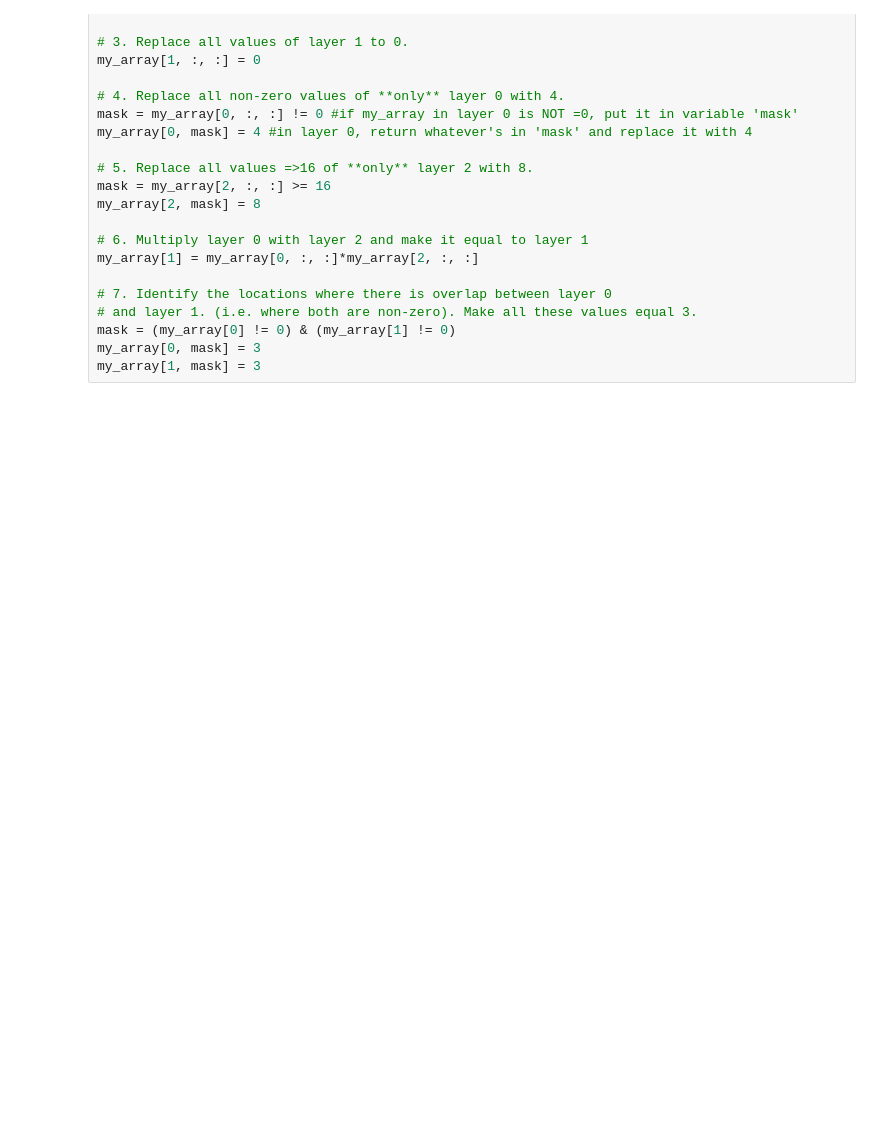
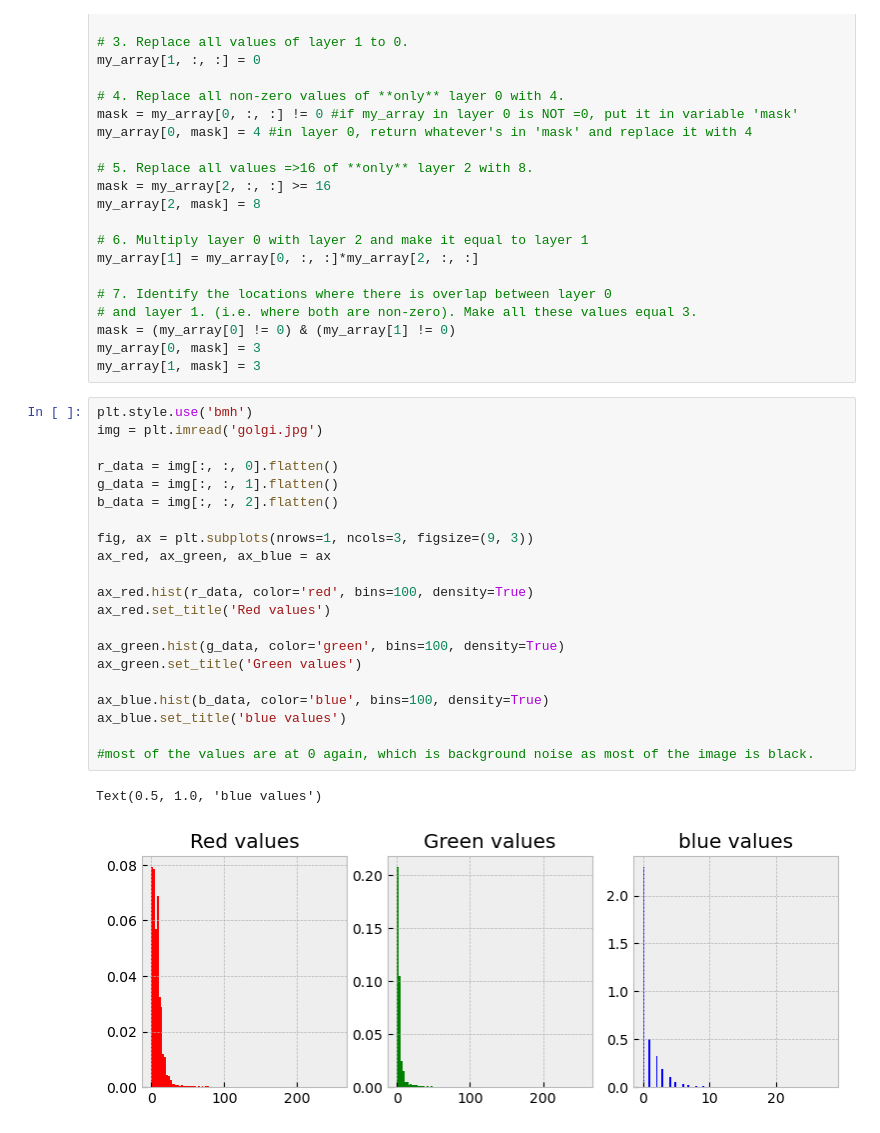
Before and after one commit to SPS-SP2273/learning-portfolio-2024-aug-immunoglobulinaustin, a Jupyter notebook: part 3/image_analysis/image_analysis_(need).ipynb, the cells around one changed output. Cells and saved outputs as stored; diff of their text form; blank space fills up the shorter version.

```diff
--- a/part 3/image_analysis/image_analysis_(need).ipynb
+++ b/part 3/image_analysis/image_analysis_(need).ipynb
@@ -106,3 +106,27 @@ my_array[1] = my_array[0, :, :]*my_array[2, :, :]
 mask = (my_array[0] != 0) & (my_array[1] != 0)
 my_array[0, mask] = 3
 my_array[1, mask] = 3
+# %%
+plt.style.use('bmh')
+img = plt.imread('golgi.jpg')
+
+r_data = img[:, :, 0].flatten()
+g_data = img[:, :, 1].flatten()
+b_data = img[:, :, 2].flatten()
+
+fig, ax = plt.subplots(nrows=1, ncols=3, figsize=(9, 3))
+ax_red, ax_green, ax_blue = ax
+
+ax_red.hist(r_data, color='red', bins=100, density=True)
+ax_red.set_title('Red values')
+
+ax_green.hist(g_data, color='green', bins=100, density=True)
+ax_green.set_title('Green values')
+
+ax_blue.hist(b_data, color='blue', bins=100, density=True)
+ax_blue.set_title('blue values')
+
+#most of the values are at 0 again, which is background noise as most of the image is black.
+# %% [output]
+Text(0.5, 1.0, 'blue values')
+[figure, added]
```
Also changed, not shown: parts of 4 cells of this notebook, 1 other file.
